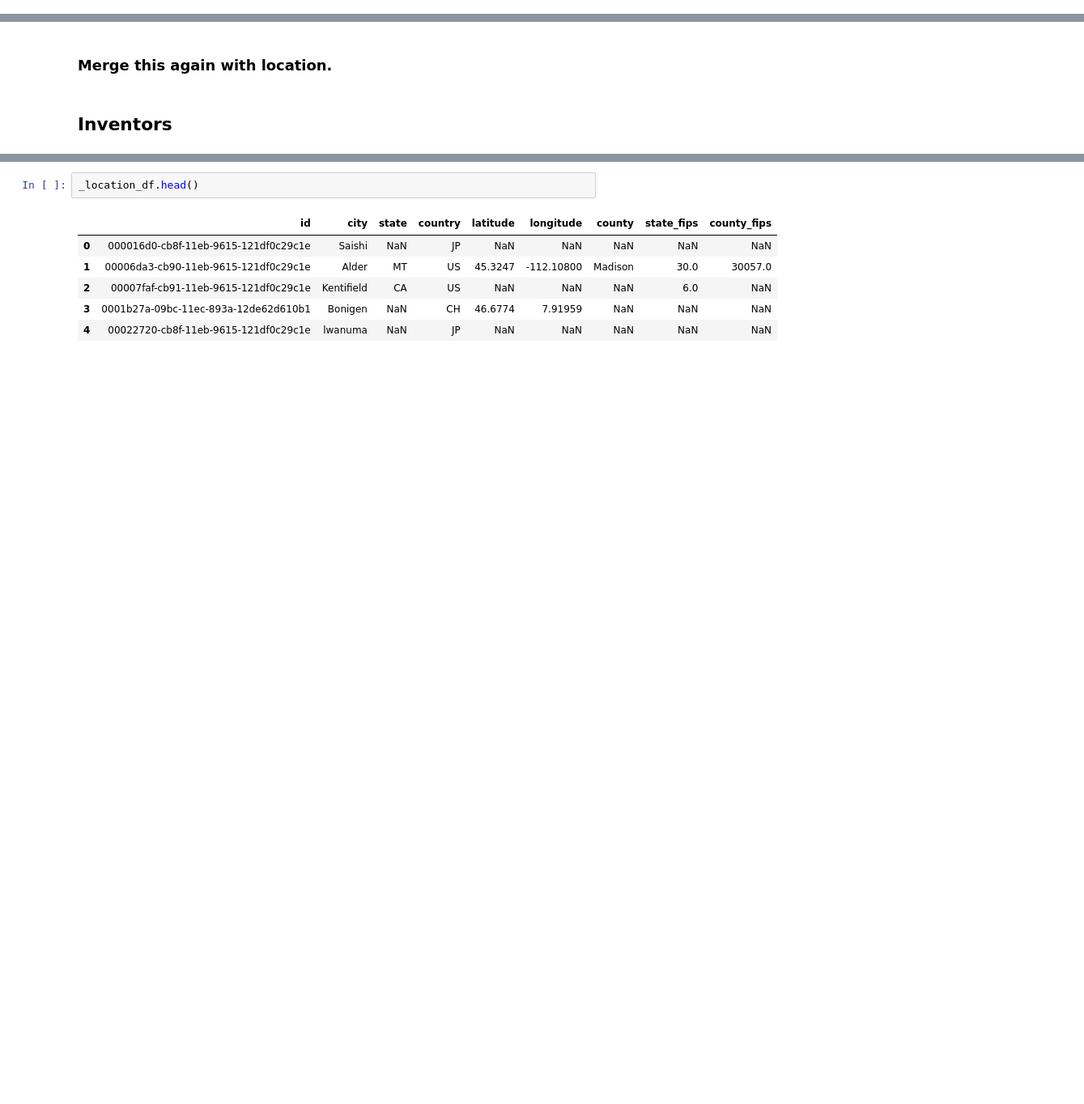
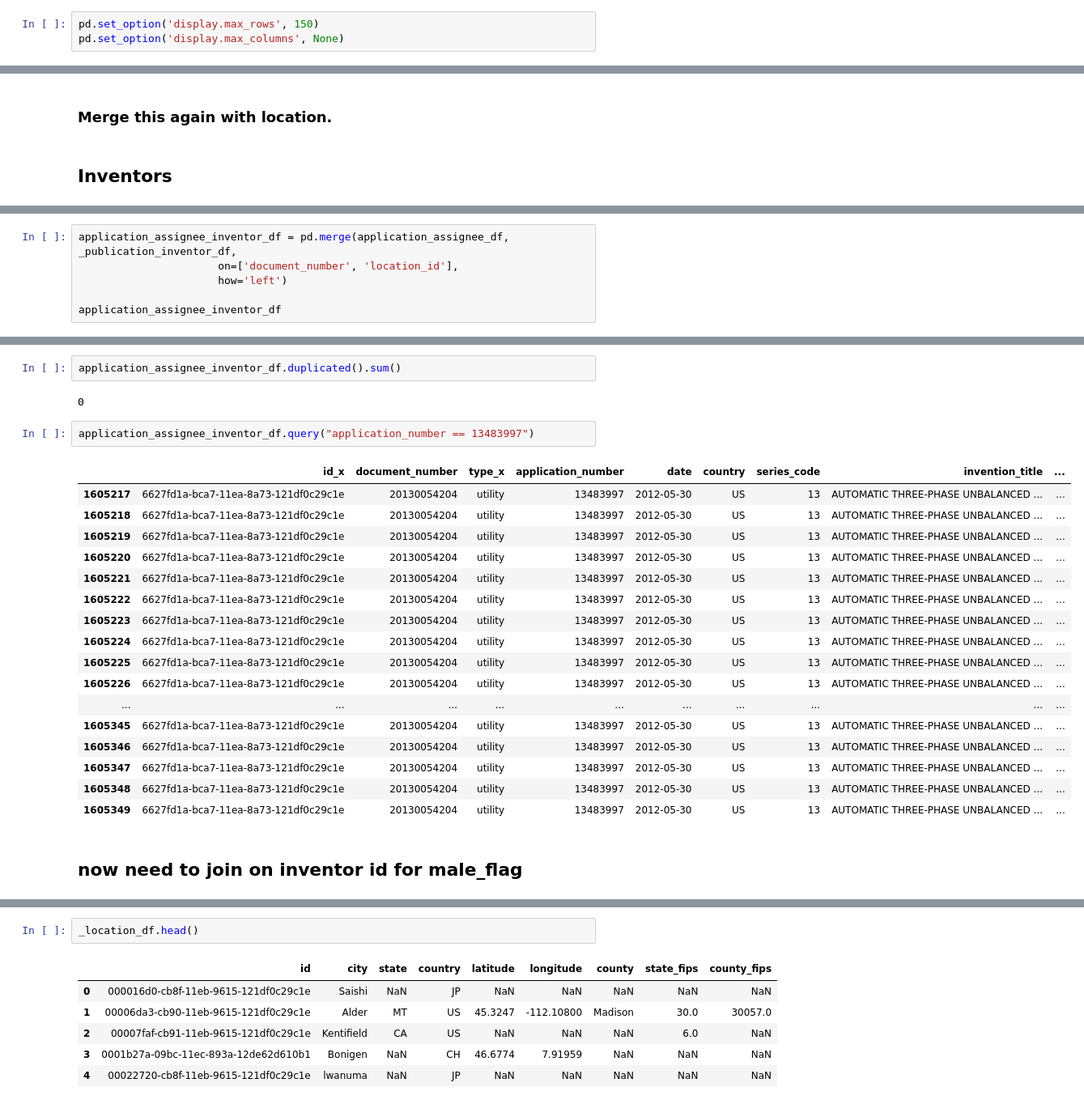
Before and after one commit to mhk9c/patents22, a Jupyter notebook: pre_grant_data.ipynb, the cells around one changed output, grey strips where cells are left out. Shown at 81% size. Saved outputs shown, nothing was run; the diff lists cells and outputs as text; blank space fills up the shorter version.

Commit message:
worked on next join

```diff
--- a/pre_grant_data.ipynb
+++ b/pre_grant_data.ipynb
@@ -1,6 +1,9 @@
 # %%
 import pandas as pd
 import numpy as np
+# %%
+pd.set_option('display.max_rows', 150)
+pd.set_option('display.max_columns', None)
 # %%
 applications_file = r"./data/pregrant/application.tsv"
 _applications_df = pd.read_csv(applications_file, sep='\t')
@@ -160,0 +205,6 @@ publication_inventor_df.sort_values(by='count' d)
+# %%
+application_assignee_inventor_df = pd.merge(application_assignee_df, _publication_inventor_df,
+                      on=['document_number', 'location_id'],
+                      how='left')
+
+application_assignee_inventor_df
@@ -161,2 +225,28 @@ publication_inventor_df.sort_values(by='count' d)
+# %%
+application_assignee_inventor_df.duplicated().sum()
+# %% [output]
+0
+# %%
+application_assignee_inventor_df.query("application_number == 13483997")
+# %% [output]
+|  | id_x | document_number | type_x | application_number | date | country | series_code | invention_title | ... |
+| 1605217 | 6627fd1a-bca7-11ea-8a73-121df0c29c1e | 20130054204 | utility | 13483997 | 2012-05-30 | US | 13 | AUTOMATIC THREE-PHASE UNBALANCED ... | ... |
+| 1605218 | 6627fd1a-bca7-11ea-8a73-121df0c29c1e | 20130054204 | utility | 13483997 | 2012-05-30 | US | 13 | AUTOMATIC THREE-PHASE UNBALANCED ... | ... |
+| 1605219 | 6627fd1a-bca7-11ea-8a73-121df0c29c1e | 20130054204 | utility | 13483997 | 2012-05-30 | US | 13 | AUTOMATIC THREE-PHASE UNBALANCED ... | ... |
+| 1605220 | 6627fd1a-bca7-11ea-8a73-121df0c29c1e | 20130054204 | utility | 13483997 | 2012-05-30 | US | 13 | AUTOMATIC THREE-PHASE UNBALANCED ... | ... |
+| 1605221 | 6627fd1a-bca7-11ea-8a73-121df0c29c1e | 20130054204 | utility | 13483997 | 2012-05-30 | US | 13 | AUTOMATIC THREE-PHASE UNBALANCED ... | ... |
+| 1605222 | 6627fd1a-bca7-11ea-8a73-121df0c29c1e | 20130054204 | utility | 13483997 | 2012-05-30 | US | 13 | AUTOMATIC THREE-PHASE UNBALANCED ... | ... |
+| 1605223 | 6627fd1a-bca7-11ea-8a73-121df0c29c1e | 20130054204 | utility | 13483997 | 2012-05-30 | US | 13 | AUTOMATIC THREE-PHASE UNBALANCED ... | ... |
+| 1605224 | 6627fd1a-bca7-11ea-8a73-121df0c29c1e | 20130054204 | utility | 13483997 | 2012-05-30 | US | 13 | AUTOMATIC THREE-PHASE UNBALANCED ... | ... |
+| 1605225 | 6627fd1a-bca7-11ea-8a73-121df0c29c1e | 20130054204 | utility | 13483997 | 2012-05-30 | US | 13 | AUTOMATIC THREE-PHASE UNBALANCED ... | ... |
+| 1605226 | 6627fd1a-bca7-11ea-8a73-121df0c29c1e | 20130054204 | utility | 13483997 | 2012-05-30 | US | 13 | AUTOMATIC THREE-PHASE UNBALANCED ... | ... |
+| ... | ... | ... | ... | ... | ... | ... | ... | ... | ... |
+| 1605345 | 6627fd1a-bca7-11ea-8a73-121df0c29c1e | 20130054204 | utility | 13483997 | 2012-05-30 | US | 13 | AUTOMATIC THREE-PHASE UNBALANCED ... | ... |
+| 1605346 | 6627fd1a-bca7-11ea-8a73-121df0c29c1e | 20130054204 | utility | 13483997 | 2012-05-30 | US | 13 | AUTOMATIC THREE-PHASE UNBALANCED ... | ... |
+| 1605347 | 6627fd1a-bca7-11ea-8a73-121df0c29c1e | 20130054204 | utility | 13483997 | 2012-05-30 | US | 13 | AUTOMATIC THREE-PHASE UNBALANCED ... | ... |
+| 1605348 | 6627fd1a-bca7-11ea-8a73-121df0c29c1e | 20130054204 | utility | 13483997 | 2012-05-30 | US | 13 | AUTOMATIC THREE-PHASE UNBALANCED ... | ... |
+| 1605349 | 6627fd1a-bca7-11ea-8a73-121df0c29c1e | 20130054204 | utility | 13483997 | 2012-05-30 | US | 13 | AUTOMATIC THREE-PHASE UNBALANCED ... | ... |
+# %% [markdown]
+## now need to join on inventor id for male_flag
 # %%
 _inventor_df.head()
```
Also changed, not shown: parts of 19 cells of this notebook.
